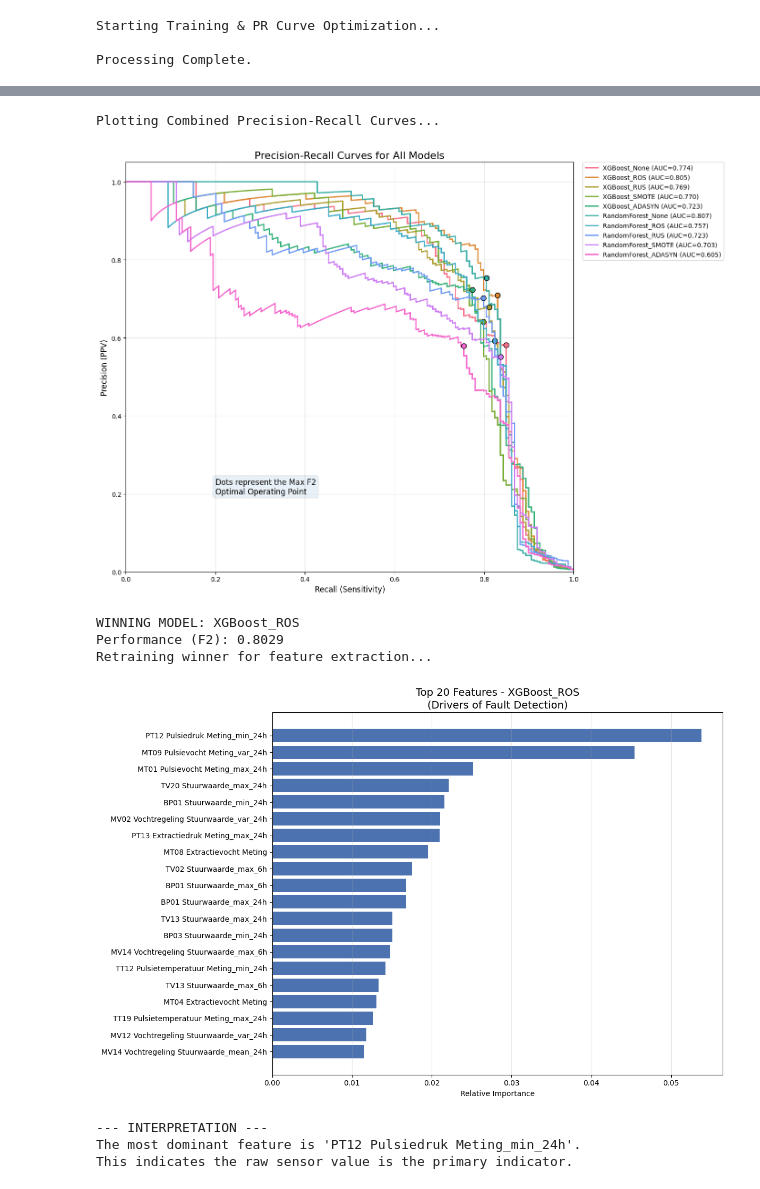
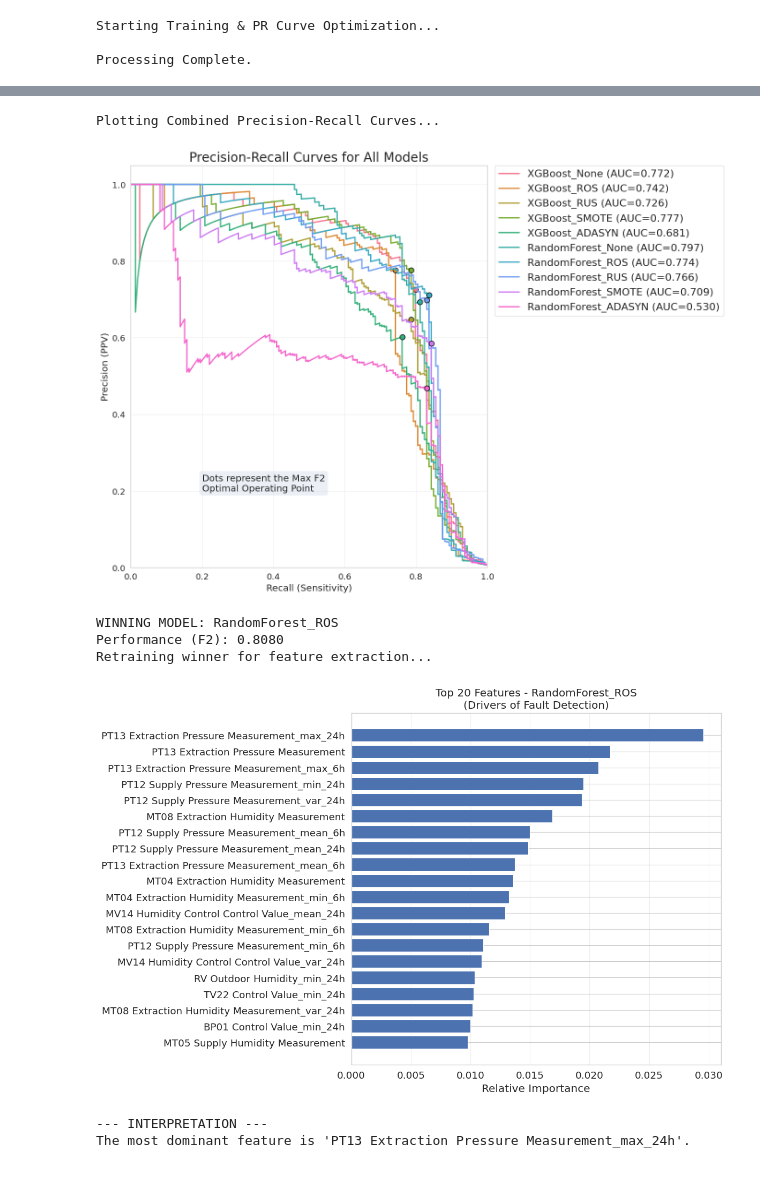
Before and after one commit to Timeu123/Thesis, a Jupyter notebook: Janssen_dataset_models.ipynb, the cells around one changed output, grey strips where cells are left out. Drawn from its saved outputs; the diff is of its cells as text; code cells hidden in the pictures.

```diff
--- a/Janssen_dataset_models.ipynb
+++ b/Janssen_dataset_models.ipynb
@@ -156,7 +178,7 @@ def objective(trial, model_type, sampler_type, X, y):
 
     return np.mean(scores)
 # %%
-# @title 6. MAIN EXECUTION LOOP (PR Curve Optimization)
+# @title 4. MAIN EXECUTION LOOP (PR Curve Optimization)
 
 #Configurations
 models = ['XGBoost', 'RandomForest']
@@ -176,7 +198,9 @@ for model_name, sampler_name in pbar:
     pbar.set_description(f"Processing: {run_name}")
 
     # 1. Hyperparameter Search
-    study = optuna.create_study(direction='minimize')
+    sampler = optuna.samplers.TPESampler(seed=42)
+
+    study = optuna.create_study(direction='minimize', sampler=sampler)
     study.optimize(lambda t: objective(t, model_name, sampler_name, X_train_full, y_train_full),
                    n_trials=30, show_progress_bar=False)
     best_params = study.best_params
@@ -270,7 +294,7 @@ print(logical_df[['Model', 'Sampler', 'Optimal_Threshold', 'Max_F2', 'Recall', '
 
 # --- PLOT 1: Confusion Matrix Grid ---
 print("\nPlotting Confusion Matrices (At Optimal Thresholds)...")
-fig, axes = plt.subplots(nrows=2, ncols=5, figsize=(22, 9))
+fig, axes = plt.subplots(nrows=2, ncols=5, figsize=(22, 10))
 plt.subplots_adjust(hspace=0.4, wspace=0.3)
 axes_flat = axes.flatten()
 
@@ -286,12 +310,13 @@ for i, (model, sampler) in enumerate([(m, s) for m in model_order for s in sampl
     labels = [f"{v1}\n{v2}\n{v3}" for v1, v2, v3 in zip(group_names, group_counts, group_percentages)]
     labels = np.asarray(labels).reshape(2,2)
 
-    sns.heatmap(cm_matrix, annot=labels, fmt='', cmap='Blues', cbar=False, ax=ax)
-    ax.set_title(f"{model} + {sampler}\nThresh: {row['Optimal_Threshold']:.3f} | F2: {row['Max_F2']:.3f}", fontsize=10, fontweight='bold')
+    sns.heatmap(cm_matrix, annot=labels, fmt='', cmap='Blues', cbar=False, ax=ax, annot_kws={"size": 14})
+    ax.set_title(f"{model} + {sampler}\nThresh: {row['Optimal_Threshold']:.3f} | F2: {row['Max_F2']:.3f}", fontweight='bold')
     if i % 5 == 0: ax.set_ylabel('Actual')
     if i >= 5: ax.set_xlabel('Predicted')
 
-plt.suptitle("Confusion Matrices at Optimal F2 Thresholds", fontsize=16)
+plt.suptitle("Janssen Dataset Confusion Matrices at Optimal F2 Thresholds")
+plt.savefig("Confusion Matrices Janssen.pdf")
 plt.show()
 # %% [output]
 === FINAL RESULTS (Optimized by Max F2 on PR Curve) ===
@@ -316,39 +341,40 @@ plt.figure(figsize=(14, 10))
 
 # Define colors/markers for distinction
 colors = sns.color_palette("husl", 10)
 lines = []
 
 for i, (run_name, data) in enumerate(pr_curves_data.items()):
     # Get model specifics for legend
     auc_score = data['auc']
     p, r = data['precision'], data['recall']
 
     # Plot line
     l, = plt.plot(r, p, color=colors[i], lw=2, label=f'{run_name} (AUC={auc_score:.3f})')
     lines.append(l)
 
     # Mark the Optimal Point (Max F2)
     # We find the specific point in the saved df
     row = best_results_df[best_results_df['Run_ID'] == run_name].iloc[0]
     plt.plot(row['Recall'], row['Precision'], marker='o', color=colors[i], markersize=8, markeredgecolor='black')
 
-plt.title('Precision-Recall Curves for All Models', fontsize=16)
-plt.xlabel('Recall (Sensitivity)', fontsize=12)
-plt.ylabel('Precision (PPV)', fontsize=12)
-plt.legend(bbox_to_anchor=(1.02, 1), loc='upper left', borderaxespad=0)
+plt.title('Precision-Recall Curves for All Models', fontsize=20)
+plt.xlabel('Recall (Sensitivity)')
+plt.ylabel('Precision (PPV)')
+plt.legend(bbox_to_anchor=(1.02, 1), loc='upper left', borderaxespad=0, fontsize=16)
 plt.grid(True, alpha=0.3)
 plt.xlim([0.0, 1.0])
 plt.ylim([0.0, 1.05])
 
 # Add explanation annotation
 plt.text(0.2, 0.2, "Dots represent the Max F2\nOptimal Operating Point",
-         fontsize=12, bbox=dict(boxstyle="round", alpha=0.1))
+         bbox=dict(boxstyle="round", alpha=0.1))
 
 plt.tight_layout()
+plt.savefig("PR Janssen.pdf")
 plt.show()
 # %% [output]
 Plotting Combined Precision-Recall Curves...
-[figure, old version]
+[figure, new version]
 # %%
 # @title 9. FEATURE IMPORTANCE ANALYSIS (Top 20 of Winning Model)
 
@@ -431,25 +457,19 @@ plt.barh(range(top_n), top_importances, color='#4c72b0', align='center')
 plt.yticks(range(top_n), top_names)
 plt.gca().invert_yaxis()
 plt.xlabel('Relative Importance')
-plt.title(f'Top {top_n} Features - {winner_name}\n(Drivers of Fault Detection)', fontsize=14)
+plt.title(f'Top {top_n} Features - {winner_name}\n(Drivers of Fault Detection)')
 plt.grid(axis='x', alpha=0.3)
 plt.tight_layout()
+plt.savefig("Feature Importance Janssen.pdf")
 plt.show()
 
 # Interpretation Text
 print("\n--- INTERPRETATION ---")
 print(f"The most dominant feature is '{top_names[0]}'.")
-if "RoC" in top_names[0]:
-    print("This indicates that the RATE OF CHANGE (sudden drops/spikes) is more critical than the absolute value.")
-elif "mean" in top_names[0]:
-    print("This indicates that the SUSTAINED LEVEL (Rolling Mean) is the primary fault indicator.")
-else:
-    print("This indicates the raw sensor value is the primary indicator.")
 # %% [output]
-WINNING MODEL: XGBoost_ROS
-Performance (F2): 0.8029
+WINNING MODEL: RandomForest_ROS
+Performance (F2): 0.8080
 Retraining winner for feature extraction...
-[figure, old version]
+[figure, new version]
 --- INTERPRETATION ---
-The most dominant feature is 'PT12 Pulsiedruk Meting_min_24h'.
-This indicates the raw sensor value is the primary indicator.
+The most dominant feature is 'PT13 Extraction Pressure Measurement_max_24h'.
```
Also changed, not shown: parts of 6 cells of this notebook, 3 other files.
